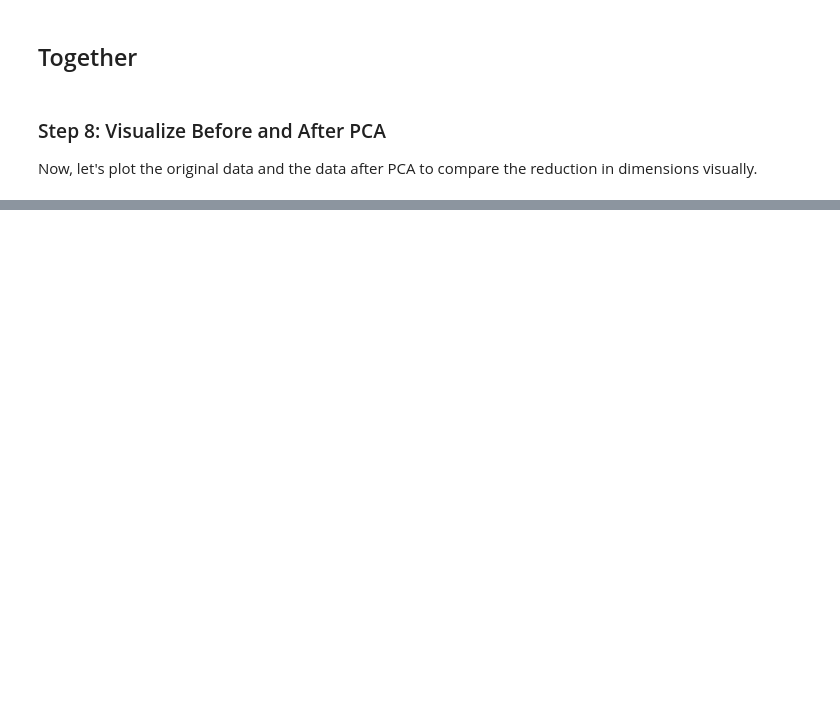
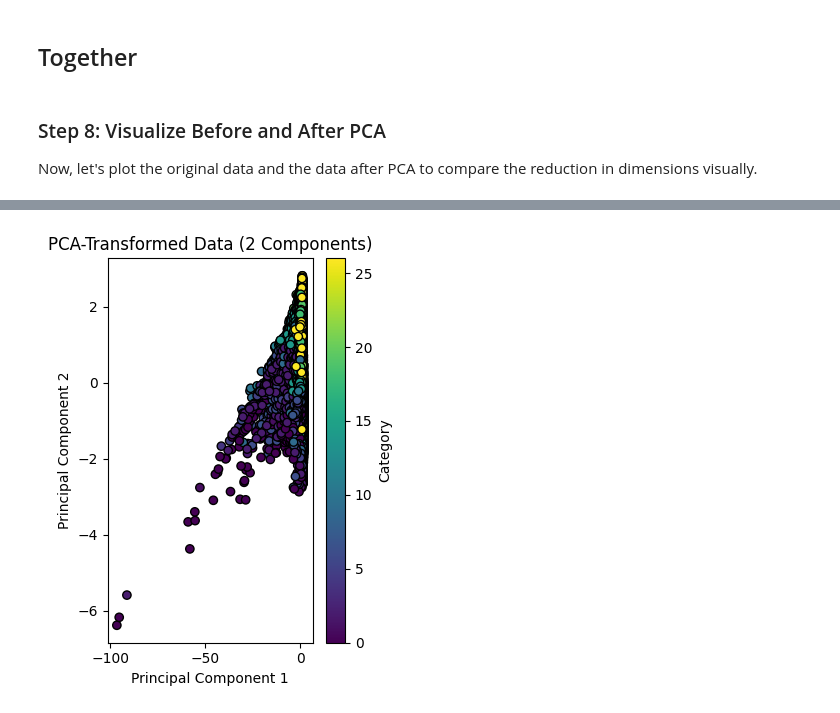
Before and after one commit to mangaorphy/ADVANCED-LINEAR-ALGEBRA-PCA-, a Jupyter notebook: PCA_Formative_1[3].ipynb, the cells around one changed output, grey strips where cells are left out. Saved outputs shown, nothing was run; the diff lists cells and outputs as text; code cells hidden in the pictures; blank space fills up the shorter version.

```diff
--- a/PCA_Formative_1[3].ipynb
+++ b/PCA_Formative_1[3].ipynb
@@ -192,11 +212,11 @@ Now that we’ve selected the number of components, we will project the original
 Fill in the code to perform the projection.
 # %%
 # Step 6: Project Data onto Principal Components
-eigenvalues, eigenvectors = np.linalg.eigh(cov_matrix)
-sorted_indices = np.argsort(eigenvalues)[::-1]
-eigenvectors = eigenvectors[:, sorted_indices]
-eigenvalues = eigenvalues[sorted_indices]
-num_components = 2
+# eigenvalues, eigenvectors = np.linalg.eigh(cov_matrix)
+# sorted_indices = np.argsort(eigenvalues)[::-1]
+# eigenvectors = eigenvectors[:, sorted_indices]
+# eigenvalues = eigenvalues[sorted_indices]
+num_components = 3
 top_eigenvectors = eigenvectors[:, :num_components]  # Decide on the number of principal components to keep
 reduced_data = np.dot(standardized_data, top_eigenvectors)
 reduced_data[:5]
@@ -237,0 +270,13 @@ Now, let's plot the original data and the data after PCA to compare the reductio
+# %%
+# plot reduced data after PCA
+plt.subplot(1, 2, 2)
+plt.scatter(reduced_data[:, 0], reduced_data[:, 1], c=data['Category'], cmap='viridis', edgecolor='k')
+plt.title("PCA-Transformed Data (2 Components)")
+plt.xlabel("Principal Component 1")
+plt.ylabel("Principal Component 2")
+plt.colorbar(label="Category")
+
+plt.tight_layout()
+plt.show()
+# %% [output]
+[figure, added]
```
Also changed, not shown: parts of 5 cells of this notebook.
